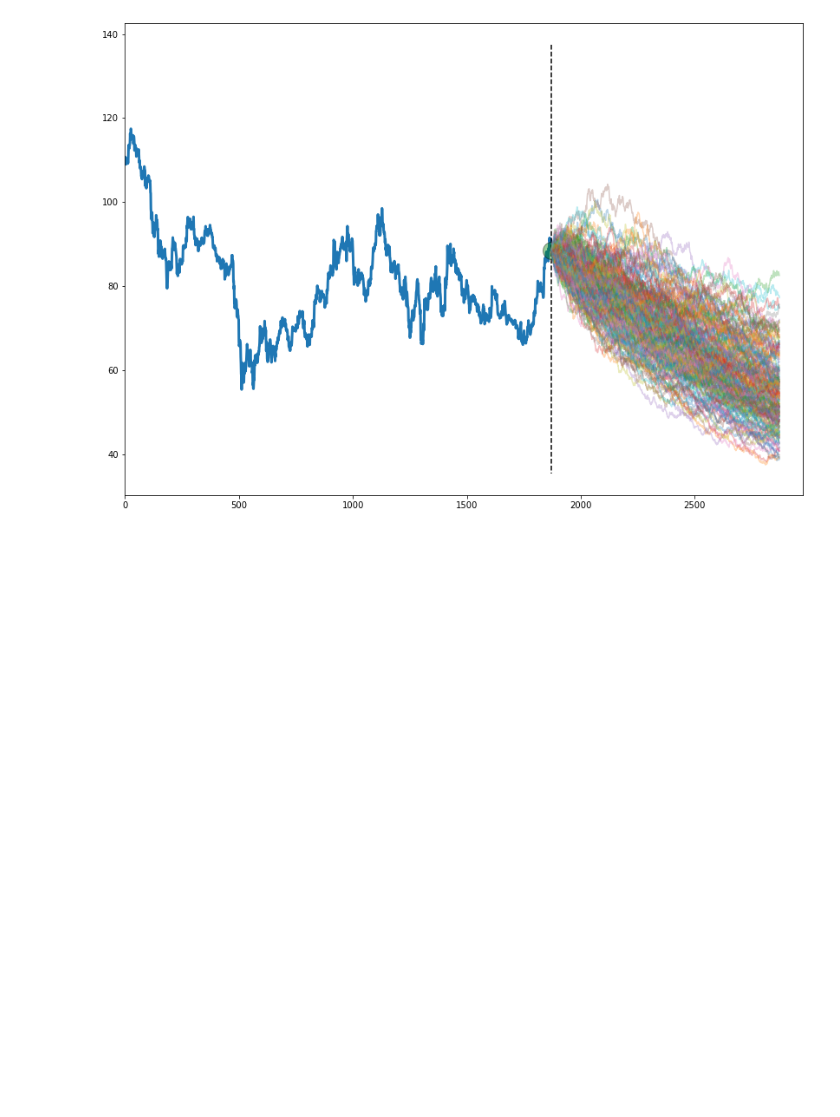
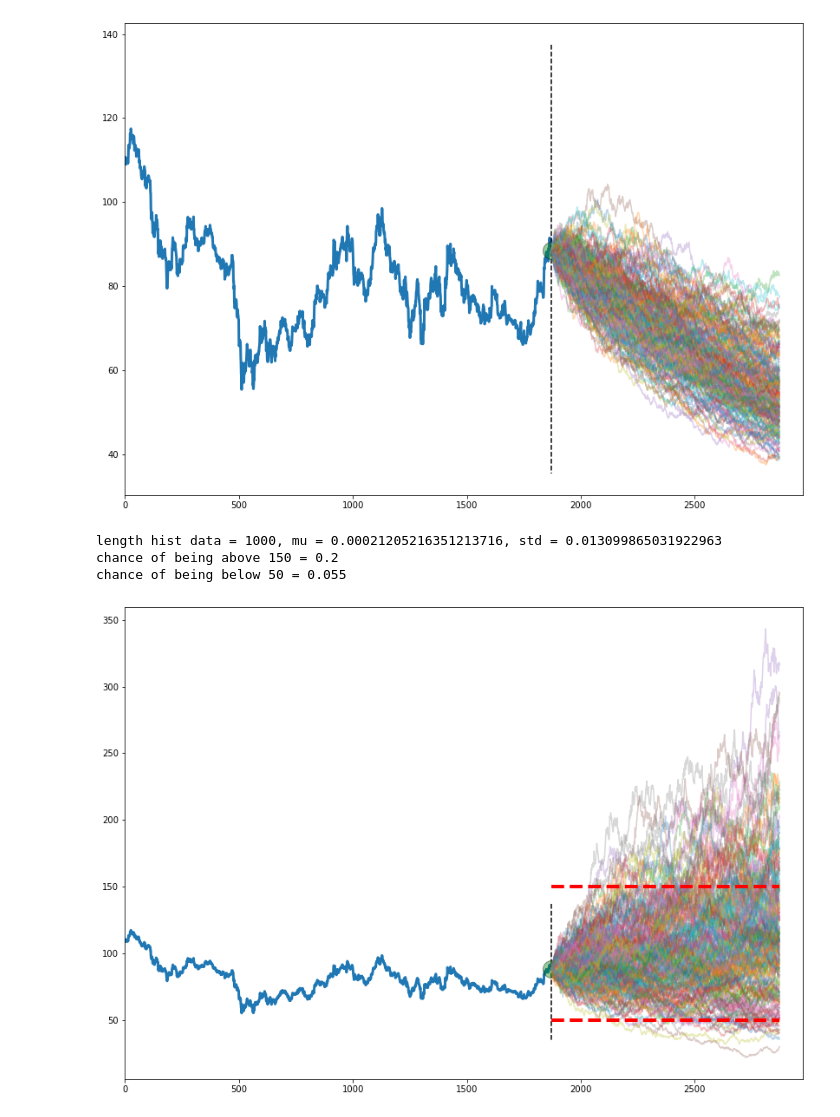
Before and after one commit to ArrowDFMs/BrownieMotion, a Jupyter notebook: samplePricePath.ipynb, the cells around one changed output. Cells and saved outputs as stored; diff of their text form; code cells hidden in the pictures; blank space fills up the shorter version.

```diff
--- a/samplePricePath.ipynb
+++ b/samplePricePath.ipynb
@@ -317,3 +317,81 @@ for path in range(nSamples):
 plt.show()
 # %% [output]
 [figure]
+# %%
+############################################################
+## This cell has code to estimate mu and sigma from historical data
+## and to calculate the chance of being above or below threshold prices
+############################################################
+
+
+############################################################################
+### function to get historical prices for mu and sigma
+############################################################################
+def getHistPrice(dfTemp,ts,sampleFreqMin,numObservations):
+    dfHistSampleTime = pd.DataFrame()
+    dfHistSampleTime['histTs'] = pd.date_range(end = pd.Timestamp(ts), periods=numObservations, freq=f'{sampleFreqMin} min')
+    _dfHistPrice = pd.merge_asof(dfHistSampleTime,dfTemp,left_on='histTs',right_on='sampledTime')
+    _dfHistPrice = _dfHistPrice[ _dfHistPrice['index_price'].notnull() ]
+    _dfHistPrice = _dfHistPrice.reset_index(drop=True)
+    return _dfHistPrice
+
+## get historical data from function
+dfHist = getHistPrice(dfSampledPrice,pd.Timestamp('2022-03-20 00:00:00'),60,1000)
+histPriceData = np.array(dfHist['index_price'])
+## calculate mu and sigma based on historical data
+sigma = np.std(histPriceData[1:] / histPriceData[:-1] - 1)
+mu = np.mean(histPriceData[1:] / histPriceData[:-1] - 1)
+print(f'length hist data = {len(histPriceData)}, mu = {mu}, std = {sigma}')
+
+## start new figure and plot historical data
+plt.figure(figsize=(14,10))
+plt.plot(histPrice,linewidth=3)
+plt.plot([histTime,histTime],[np.max(histPrice)+20,np.min(histPrice)-20],\
+         color='black',linestyle='--')
+plt.plot([histTime],histPrice[-1],linestyle='',\
+         marker='o',markersize=20,color='green',markeredgecolor='black',alpha=0.4)
+plt.xlim(0,histTime+nTimeStep+100)
+
+## fix starting price of new paths as end of hist data
+spot=histPrice[-1]
+nSamples=200
+
+## generate new sample paths based on real estimate of mu and sigma
+logPrice = np.zeros((nSamples,nTimeStep))
+logPrice[:,0] = np.full(nSamples,np.log(spot))
+for i in range(nTimeStep-1):
+    logPrice[:,i+1] = logPrice[:,i] + np.full(nSamples,mu)*dt \
+    + sigma*np.sqrt(dt)*np.random.normal(loc=0, scale=1, size=nSamples)
+
+price = np.exp(logPrice)
+
+## plot new sample paths
+for path in range(nSamples):
+    plt.plot(range(histTime,histTime+nTimeStep),price[path,:],alpha=0.3)
+
+
+## select threshold level that you are interested in and plot
+thresholdAbove = 150
+plt.plot([histTime,histTime+nTimeStep],[thresholdAbove,thresholdAbove]\
+         ,linestyle='--',color='red',linewidth=4)
+
+aboveMask = (price[:,-1] > thresholdAbove)
+probAbove = np.count_nonzero(aboveMask) / len(aboveMask)
+print(f'chance of being above {thresholdAbove} = {probAbove}')
+
+
+## select threshold level that you are interested in and plot
+thresholdBelow = 50
+plt.plot([histTime,histTime+nTimeStep],[thresholdBelow,thresholdBelow]\
+         ,linestyle='--',color='red',linewidth=4)
+
+belowMask = (price[:,-1] < thresholdBelow)
+probBelow = np.count_nonzero(belowMask) / len(belowMask)
+print(f'chance of being below {thresholdBelow} = {probBelow}')
+
+plt.show()
+# %% [output]
+length hist data = 1000, mu = 0.00021205216351213716, std = 0.013099865031922963
+chance of being above 150 = 0.2
+chance of being below 50 = 0.055
+[figure, added]
```
